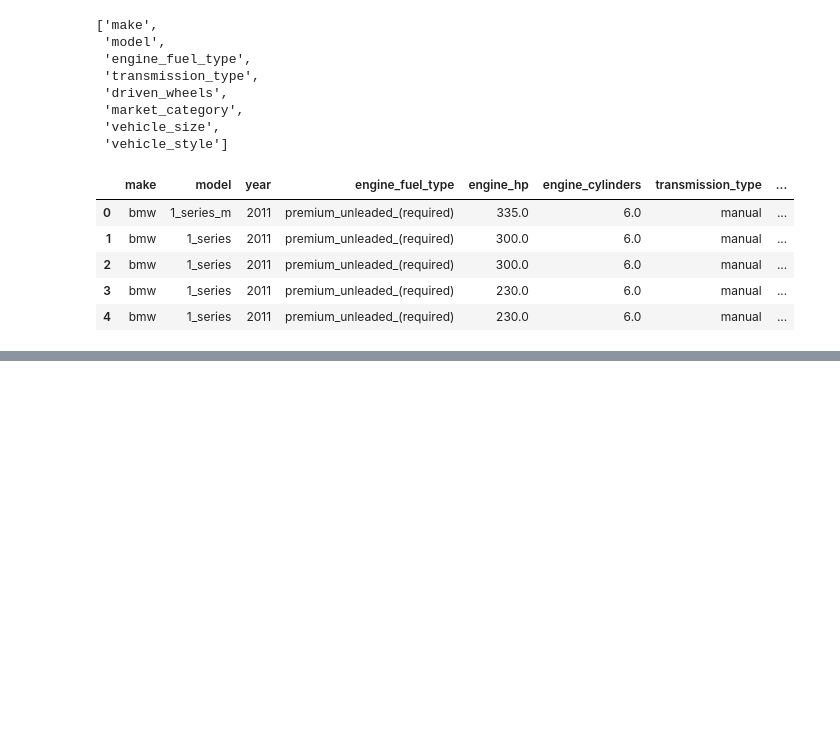
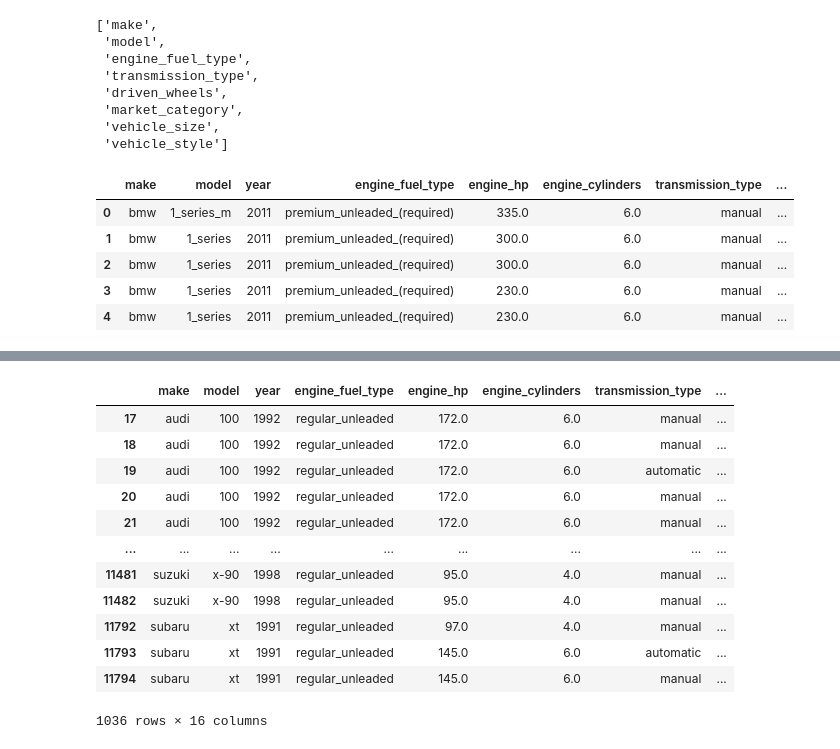
Before and after one commit to yeabsira-asaminew/ML-zoomcamp, a Jupyter notebook: 02-regression/practice.ipynb, the cells around one changed output, grey strips where cells are left out. Cells and saved outputs as stored; diff of their text form; code cells hidden in the pictures; blank space fills up the shorter version.

```diff
--- a/02-regression/practice.ipynb
+++ b/02-regression/practice.ipynb
@@ -40,0 +65,18 @@ df.head()
+# %%
+df[
+    df.msrp == 2000
+    ]
+# %% [output]
+|  | make | model | year | engine_fuel_type | engine_hp | engine_cylinders | transmission_type | ... |
+| 17 | audi | 100 | 1992 | regular_unleaded | 172.0 | 6.0 | manual | ... |
+| 18 | audi | 100 | 1992 | regular_unleaded | 172.0 | 6.0 | manual | ... |
+| 19 | audi | 100 | 1992 | regular_unleaded | 172.0 | 6.0 | automatic | ... |
+| 20 | audi | 100 | 1992 | regular_unleaded | 172.0 | 6.0 | manual | ... |
+| 21 | audi | 100 | 1992 | regular_unleaded | 172.0 | 6.0 | manual | ... |
+| ... | ... | ... | ... | ... | ... | ... | ... | ... |
+| 11481 | suzuki | x-90 | 1998 | regular_unleaded | 95.0 | 4.0 | manual | ... |
+| 11482 | suzuki | x-90 | 1998 | regular_unleaded | 95.0 | 4.0 | manual | ... |
+| 11792 | subaru | xt | 1991 | regular_unleaded | 97.0 | 4.0 | manual | ... |
+| 11793 | subaru | xt | 1991 | regular_unleaded | 145.0 | 6.0 | automatic | ... |
+| 11794 | subaru | xt | 1991 | regular_unleaded | 145.0 | 6.0 | manual | ... |
+1036 rows × 16 columns
```
Also changed, not shown: parts of 8 cells of this notebook, 1 other file.
